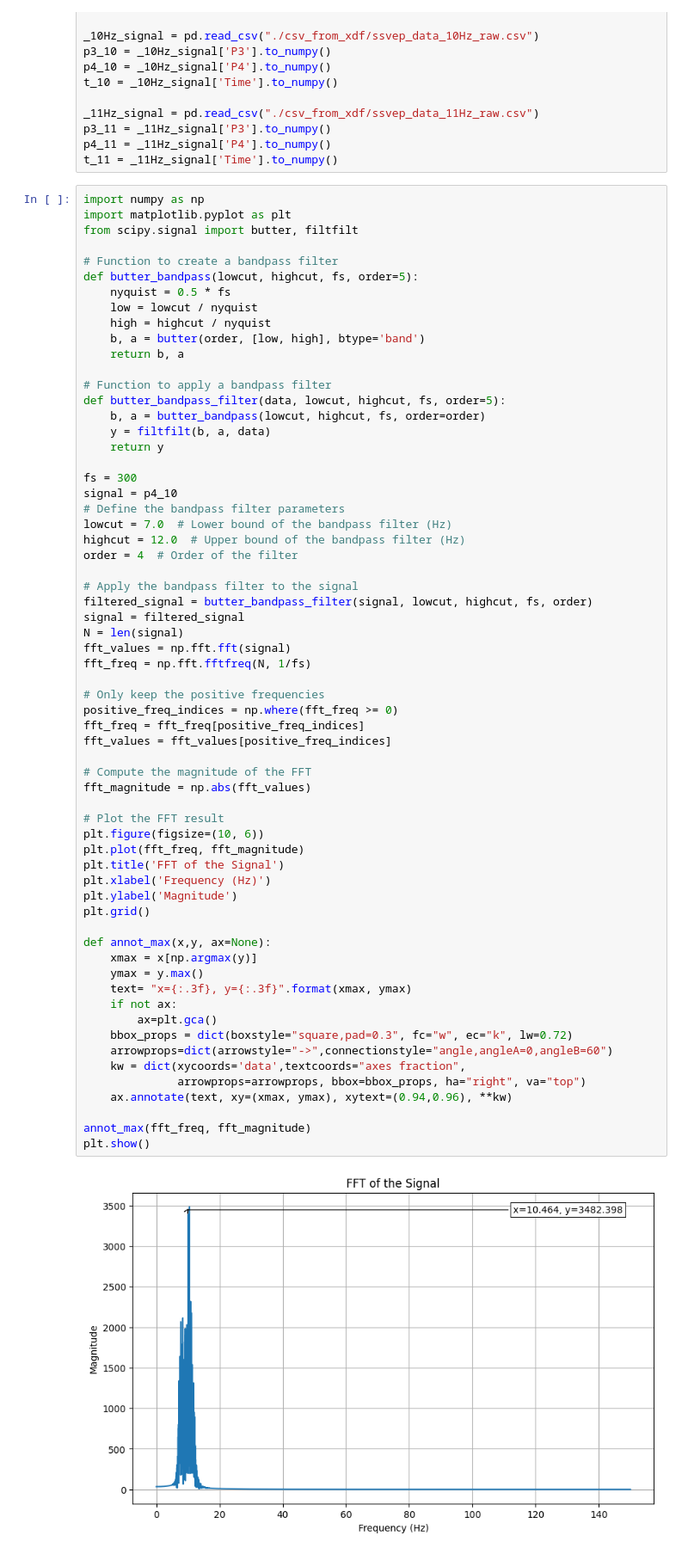
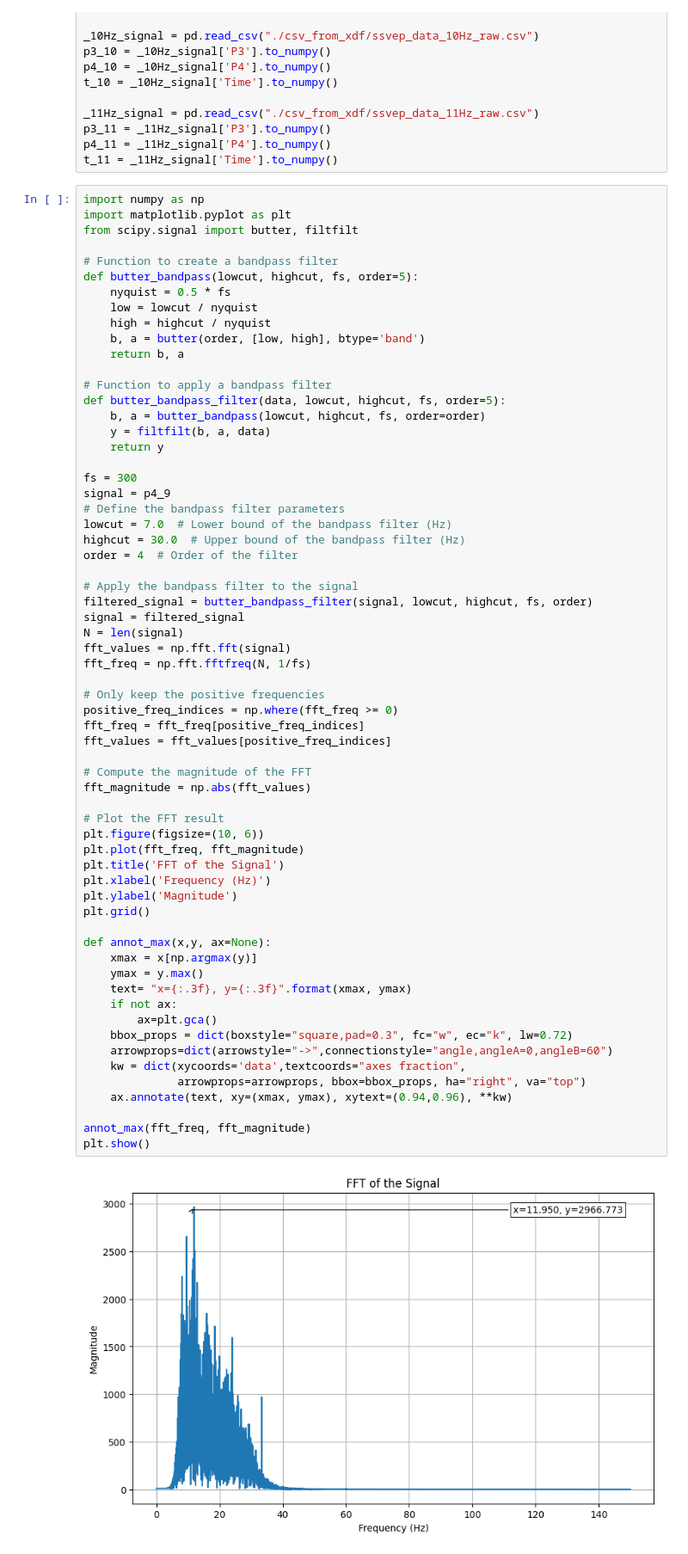
Before and after one commit to maxmyrtetus/dsi7, a Jupyter notebook: ssvep_speller/psd_analysis.ipynb, the cells around one changed output. Shown: that part at 86% size. Cells and saved outputs as stored; diff of their text form.

```diff
--- a/ssvep_speller/psd_analysis.ipynb
+++ b/ssvep_speller/psd_analysis.ipynb
@@ -39,10 +39,10 @@ def butter_bandpass_filter(data, lowcut, highcut, fs, order=5):
     return y
 
 fs = 300
-signal = p4_10
+signal = p4_9
 # Define the bandpass filter parameters
 lowcut = 7.0  # Lower bound of the bandpass filter (Hz)
-highcut = 12.0  # Upper bound of the bandpass filter (Hz)
+highcut = 30.0  # Upper bound of the bandpass filter (Hz)
 order = 4  # Order of the filter
 
 # Apply the bandpass filter to the signal
@@ -56,31 +56,31 @@ fft_freq = np.fft.fftfreq(N, 1/fs)
 positive_freq_indices = np.where(fft_freq >= 0)
 fft_freq = fft_freq[positive_freq_indices]
 fft_values = fft_values[positive_freq_indices]
 
 # Compute the magnitude of the FFT
 fft_magnitude = np.abs(fft_values)
 
 # Plot the FFT result
 plt.figure(figsize=(10, 6))
 plt.plot(fft_freq, fft_magnitude)
 plt.title('FFT of the Signal')
 plt.xlabel('Frequency (Hz)')
 plt.ylabel('Magnitude')
 plt.grid()
 
 def annot_max(x,y, ax=None):
     xmax = x[np.argmax(y)]
     ymax = y.max()
     text= "x={:.3f}, y={:.3f}".format(xmax, ymax)
     if not ax:
         ax=plt.gca()
     bbox_props = dict(boxstyle="square,pad=0.3", fc="w", ec="k", lw=0.72)
     arrowprops=dict(arrowstyle="->",connectionstyle="angle,angleA=0,angleB=60")
     kw = dict(xycoords='data',textcoords="axes fraction",
               arrowprops=arrowprops, bbox=bbox_props, ha="right", va="top")
     ax.annotate(text, xy=(xmax, ymax), xytext=(0.94,0.96), **kw)
 
 annot_max(fft_freq, fft_magnitude)
 plt.show()
 # %% [output]
-[figure, old version]
+[figure, new version]
```
Also changed, not shown: 2 other files.
